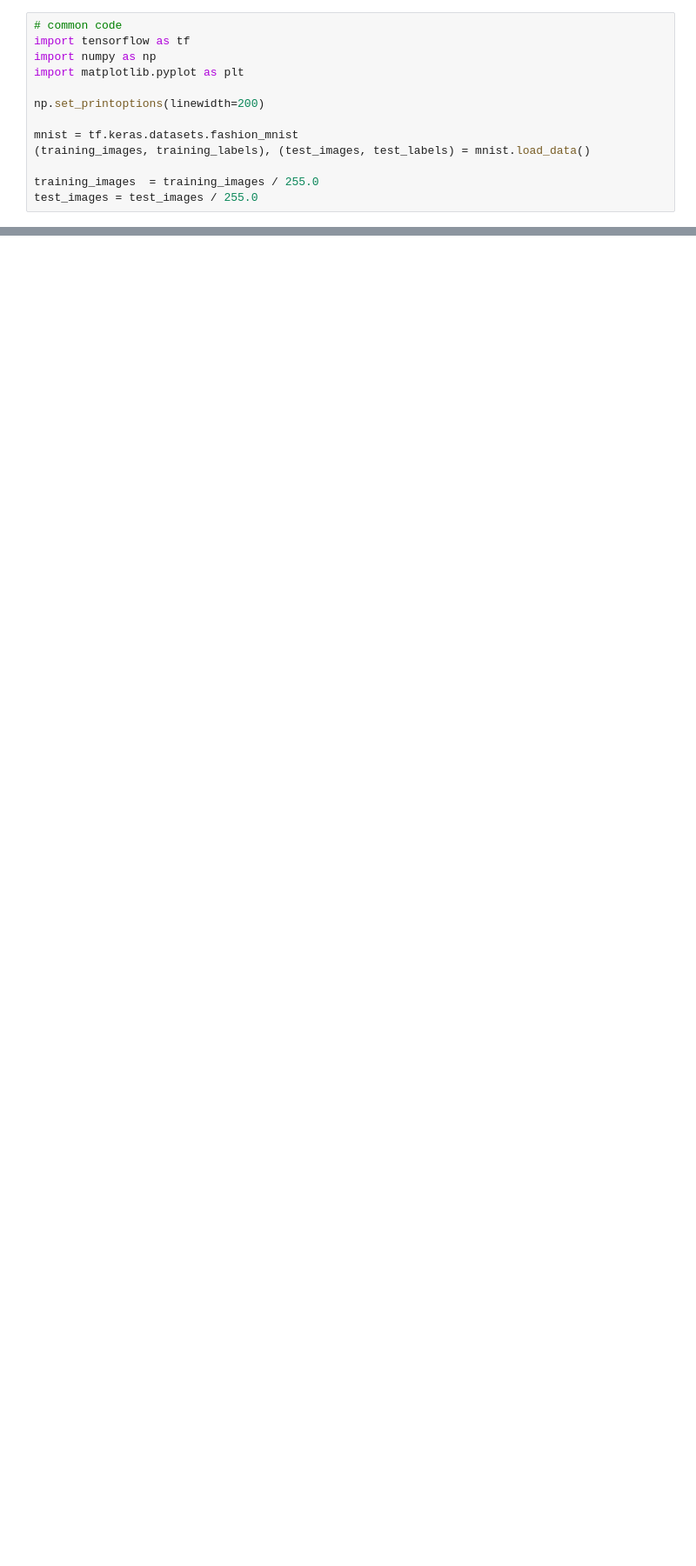
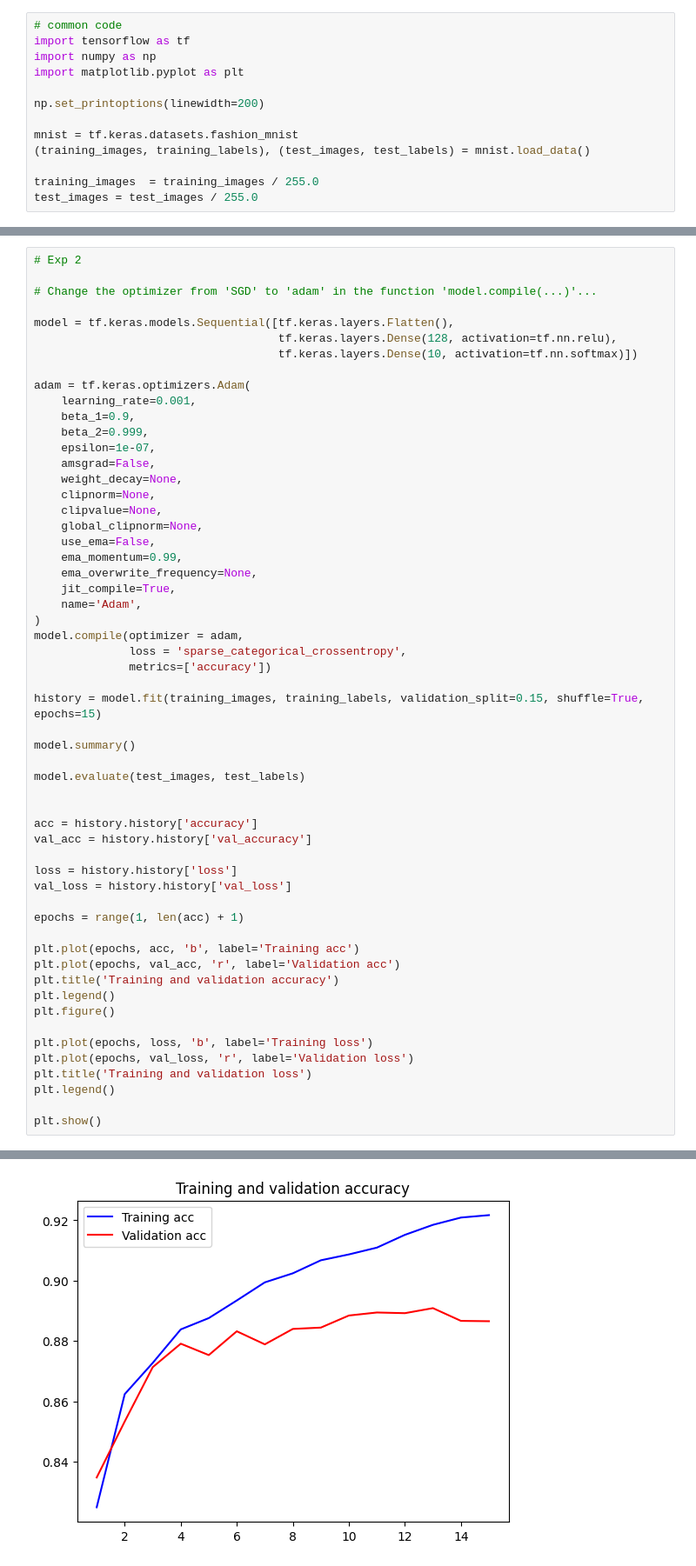
Before and after one commit to samuelladibe/S9_el_tegy_samuel_ladibe, a Jupyter notebook: Modelisation/tp4/Exercise_2_MNISTFashion_V2.ipynb, the cells around one changed output, grey strips where cells are left out. Shown at 87% size. Cells and saved outputs as stored; diff of their text form; blank space fills up the shorter version.

```diff
--- a/Modelisation/tp4/Exercise_2_MNISTFashion_V2.ipynb
+++ b/Modelisation/tp4/Exercise_2_MNISTFashion_V2.ipynb
@@ -159 +314,58 @@ plt.show()
 ...
+# %%
+# Exp 2
+
+# Change the optimizer from 'SGD' to 'adam' in the function 'model.compile(...)'...
+
+model = tf.keras.models.Sequential([tf.keras.layers.Flatten(),
+                                    tf.keras.layers.Dense(128, activation=tf.nn.relu),
+                                    tf.keras.layers.Dense(10, activation=tf.nn.softmax)])
+
+adam = tf.keras.optimizers.Adam(
+    learning_rate=0.001,
+    beta_1=0.9,
+    beta_2=0.999,
+    epsilon=1e-07,
+    amsgrad=False,
+    weight_decay=None,
+    clipnorm=None,
+    clipvalue=None,
+    global_clipnorm=None,
+    use_ema=False,
+    ema_momentum=0.99,
+    ema_overwrite_frequency=None,
+    jit_compile=True,
+    name='Adam',
+)
+model.compile(optimizer = adam,
+              loss = 'sparse_categorical_crossentropy',
+              metrics=['accuracy'])
+
+history = model.fit(training_images, training_labels, validation_split=0.15, shuffle=True, epochs=15)
+
+model.summary()
+
+model.evaluate(test_images, test_labels)
+
+
+acc = history.history['accuracy']
+val_acc = history.history['val_accuracy']
+
+loss = history.history['loss']
+val_loss = history.history['val_loss']
+
+epochs = range(1, len(acc) + 1)
+
+plt.plot(epochs, acc, 'b', label='Training acc')
+plt.plot(epochs, val_acc, 'r', label='Validation acc')
+plt.title('Training and validation accuracy')
+plt.legend()
+plt.figure()
+
+plt.plot(epochs, loss, 'b', label='Training loss')
+plt.plot(epochs, val_loss, 'r', label='Validation loss')
+plt.title('Training and validation loss')
+plt.legend()
+
+plt.show()
+# %% [output]
@@ -159,0 +389 @@ plt.show()
+[figure, added]
```
Also changed, not shown: parts of 29 cells of this notebook, 1 other file.
